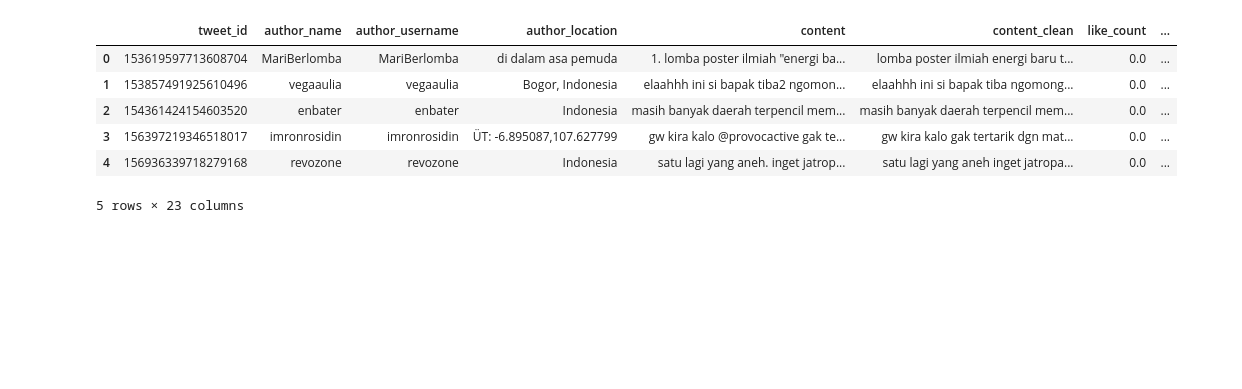
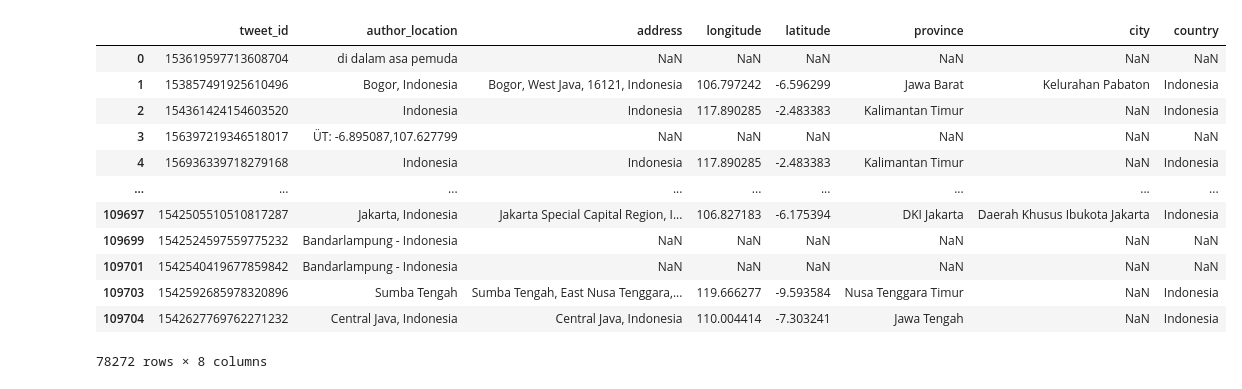
Before and after one commit to felornsy/tugas-akhir, a Jupyter notebook: crawl_geocoding.ipynb, the cells around one changed output. Saved outputs shown, nothing was run; the diff lists cells and outputs as text; code cells hidden in the pictures; blank space fills up the shorter version.

```diff
--- a/crawl_geocoding.ipynb
+++ b/crawl_geocoding.ipynb
@@ -4,19 +4,26 @@ import numpy as np
 from geopy.exc import GeocoderTimedOut
 from geopy.geocoders import Nominatim
 # %%
-df = pd.read_csv('data/data-mentah.csv')
-df = df.drop(columns=['Unnamed: 0'])
+# get column yang dibutuhkan
+df = pd.read_csv('data/data-mentah.csv', usecols=["tweet_id", "author_location", "latitude", "longitude", "address", "country", "province", "city"])
+
+# check location bukan null atau empty
 df = df[df['author_location'].isnull() == False]
 df = df[df['author_location'].isna() == False]
 
-df = df.head(10)
-df.head(5)
+df
 # %% [output]
-|  | tweet_id | author_name | author_username | author_location | content | content_clean | like_count | ... |
-| 0 | 153619597713608704 | MariBerlomba | MariBerlomba | di dalam asa pemuda | 1. lomba poster ilmiah "energi ba... | lomba poster ilmiah energi baru t... | 0.0 | ... |
-| 1 | 153857491925610496 | vegaaulia | vegaaulia | Bogor, Indonesia | elaahhh ini si bapak tiba2 ngomon... | elaahhh ini si bapak tiba ngomong... | 0.0 | ... |
-| 2 | 154361424154603520 | enbater | enbater | Indonesia | masih banyak daerah terpencil mem... | masih banyak daerah terpencil mem... | 0.0 | ... |
-| 3 | 156397219346518017 | imronrosidin | imronrosidin | ÜT: -6.895087,107.627799 | gw kira kalo @provocactive gak te... | gw kira kalo gak tertarik dgn mat... | 0.0 | ... |
-| 4 | 156936339718279168 | revozone | revozone | Indonesia | satu lagi yang aneh. inget jatrop... | satu lagi yang aneh inget jatropa... | 0.0 | ... |
+|  | tweet_id | author_location | address | longitude | latitude | province | city | country |
+| 0 | 153619597713608704 | di dalam asa pemuda | NaN | NaN | NaN | NaN | NaN | NaN |
+| 1 | 153857491925610496 | Bogor, Indonesia | Bogor, West Java, 16121, Indonesia | 106.797242 | -6.596299 | Jawa Barat | Kelurahan Pabaton | Indonesia |
+| 2 | 154361424154603520 | Indonesia | Indonesia | 117.890285 | -2.483383 | Kalimantan Timur | NaN | Indonesia |
+| 3 | 156397219346518017 | ÜT: -6.895087,107.627799 | NaN | NaN | NaN | NaN | NaN | NaN |
+| 4 | 156936339718279168 | Indonesia | Indonesia | 117.890285 | -2.483383 | Kalimantan Timur | NaN | Indonesia |
+| ... | ... | ... | ... | ... | ... | ... | ... | ... |
+| 109697 | 1542505510510817287 | Jakarta, Indonesia | Jakarta Special Capital Region, I... | 106.827183 | -6.175394 | DKI Jakarta | Daerah Khusus Ibukota Jakarta | Indonesia |
+| 109699 | 1542524597559775232 | Bandarlampung - Indonesia | NaN | NaN | NaN | NaN | NaN | NaN |
+| 109701 | 1542540419677859842 | Bandarlampung - Indonesia | NaN | NaN | NaN | NaN | NaN | NaN |
+| 109703 | 1542592685978320896 | Sumba Tengah | Sumba Tengah, East Nusa Tenggara,... | 119.666277 | -9.593584 | Nusa Tenggara Timur | NaN | Indonesia |
+| 109704 | 1542627769762271232 | Central Java, Indonesia | Central Java, Indonesia | 110.004414 | -7.303241 | Jawa Tengah | NaN | Indonesia |
-5 rows × 23 columns
+78272 rows × 8 columns
 # %%
```
Also changed, not shown: parts of 4 cells of this notebook, 28 other files.
